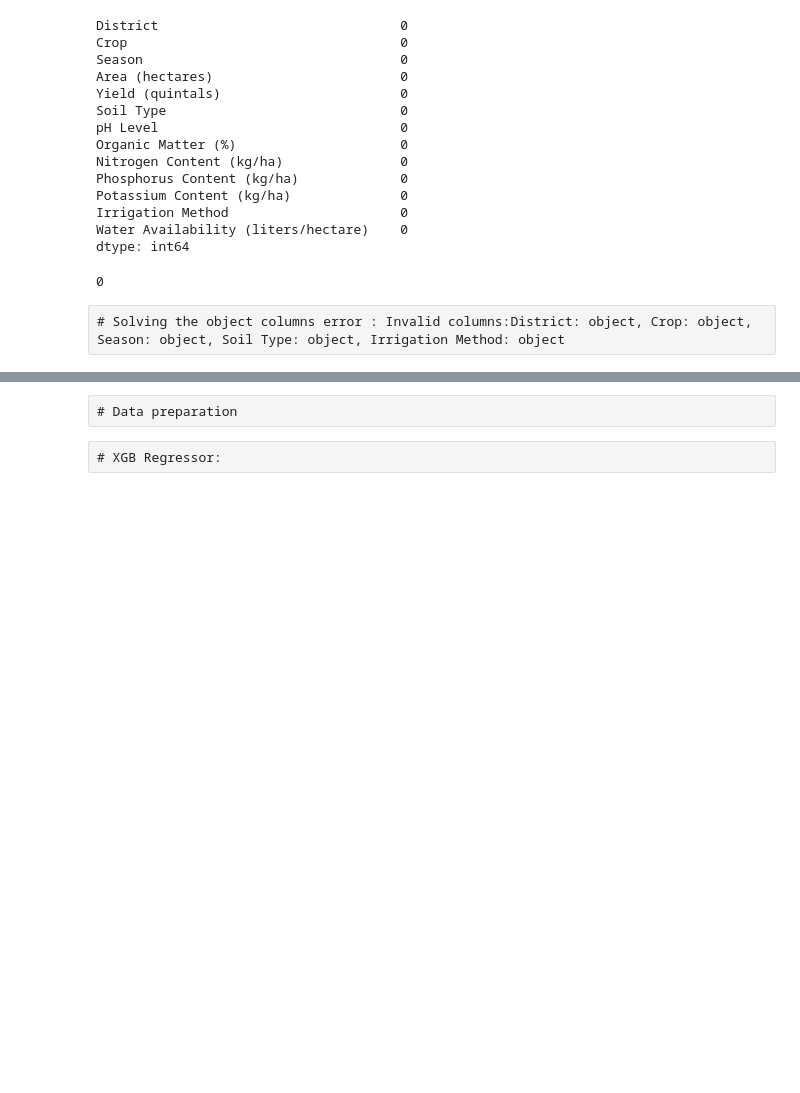
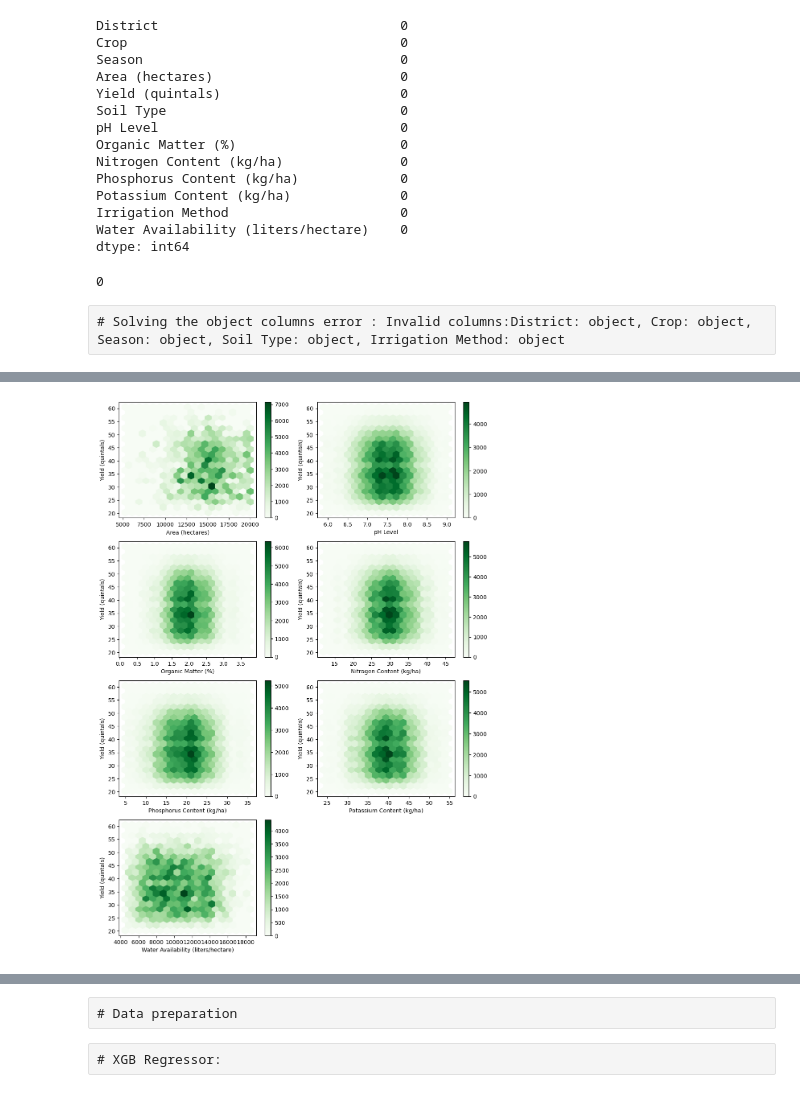
Before and after one commit to dragoscrisan7/Univeristy, a Jupyter notebook: UBB-CS/Year3/Sem2/Licenta/MLAlgorithms/Project-XGB/XGB_Project.ipynb, the cells around one changed output, grey strips where cells are left out. Cells and saved outputs as stored; diff of their text form; code cells hidden in the pictures; blank space fills up the shorter version.

```diff
--- a/UBB-CS/Year3/Sem2/Licenta/MLAlgorithms/Project-XGB/XGB_Project.ipynb
+++ b/UBB-CS/Year3/Sem2/Licenta/MLAlgorithms/Project-XGB/XGB_Project.ipynb
@@ -150,0 +176,10 @@ database[cat_cols] = database[cat_cols].astype("category")
+# %%
+plt.figure(figsize = (10,14))
+for i, col in enumerate(num_cols):
+    ax = plt.subplot(4, 2, i+1)
+    database.plot.hexbin(x = col, y = 'Yield (quintals)', gridsize = 18, cmap = 'Greens', ax = ax)
+plt.tight_layout()
+plt.savefig(os.path.join(cwd, "hexbin.png"))
+plt.show()
+# %% [output]
+[figure, added]
```
Also changed, not shown: parts of 9 cells of this notebook, 27 other files.
